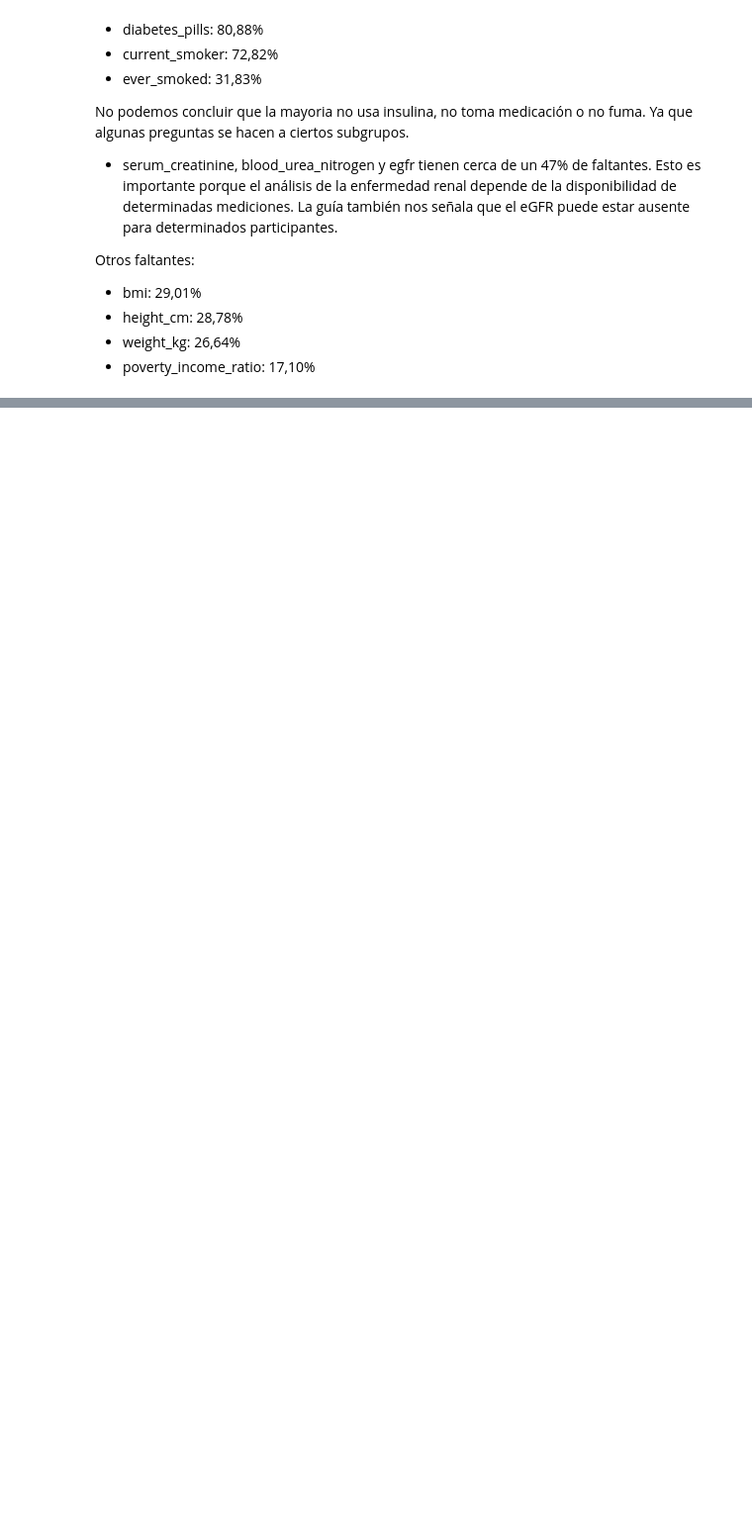
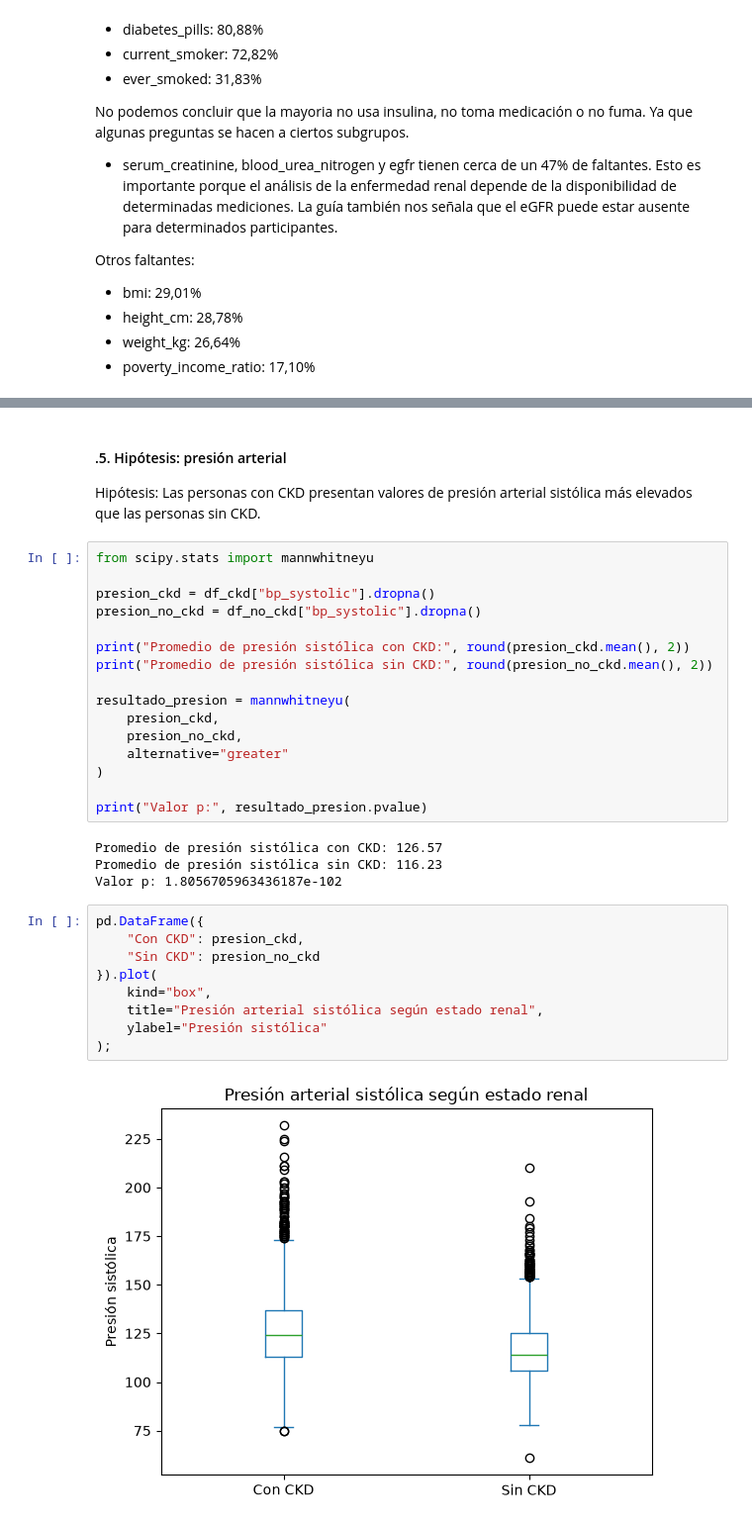
Before and after one commit to cnajurieta/TPEspecial-Fundamentos, a Jupyter notebook: TP_Especial_CKD_NHANES.ipynb, the cells around one changed output, grey strips where cells are left out. Shown at 99% size. Cells and saved outputs as stored; diff of their text form; blank space fills up the shorter version.

```diff
--- a/TP_Especial_CKD_NHANES.ipynb
+++ b/TP_Especial_CKD_NHANES.ipynb
@@ -515,0 +1010,34 @@ Otros faltantes:
+# %% [markdown]
+#### .5. Hipótesis: presión arterial
+Hipótesis: Las personas con CKD presentan valores de presión arterial sistólica más elevados que las personas sin CKD.
+# %%
+from scipy.stats import mannwhitneyu
+
+presion_ckd = df_ckd["bp_systolic"].dropna()
+presion_no_ckd = df_no_ckd["bp_systolic"].dropna()
+
+print("Promedio de presión sistólica con CKD:", round(presion_ckd.mean(), 2))
+print("Promedio de presión sistólica sin CKD:", round(presion_no_ckd.mean(), 2))
+
+resultado_presion = mannwhitneyu(
+    presion_ckd,
+    presion_no_ckd,
+    alternative="greater"
+)
+
+print("Valor p:", resultado_presion.pvalue)
+# %% [output]
+Promedio de presión sistólica con CKD: 126.57
+Promedio de presión sistólica sin CKD: 116.23
+Valor p: 1.8056705963436187e-102
+# %%
+pd.DataFrame({
+    "Con CKD": presion_ckd,
+    "Sin CKD": presion_no_ckd
+}).plot(
+    kind="box",
+    title="Presión arterial sistólica según estado renal",
+    ylabel="Presión sistólica"
+);
+# %% [output]
+[figure, added]
```
Also changed, not shown: parts of 33 cells of this notebook, 1 other file.
